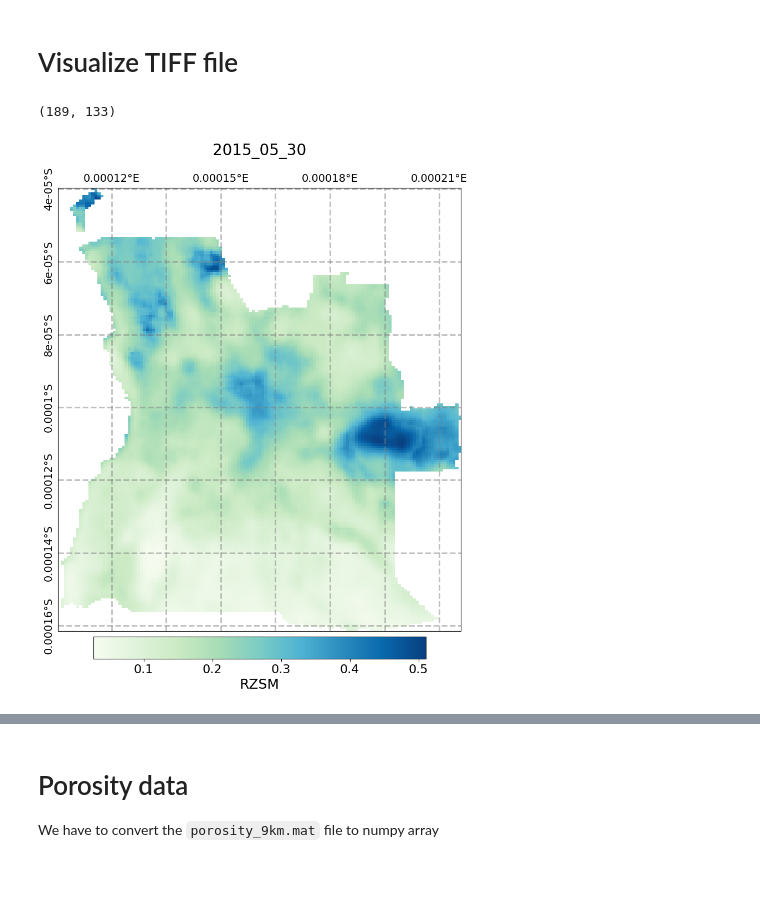
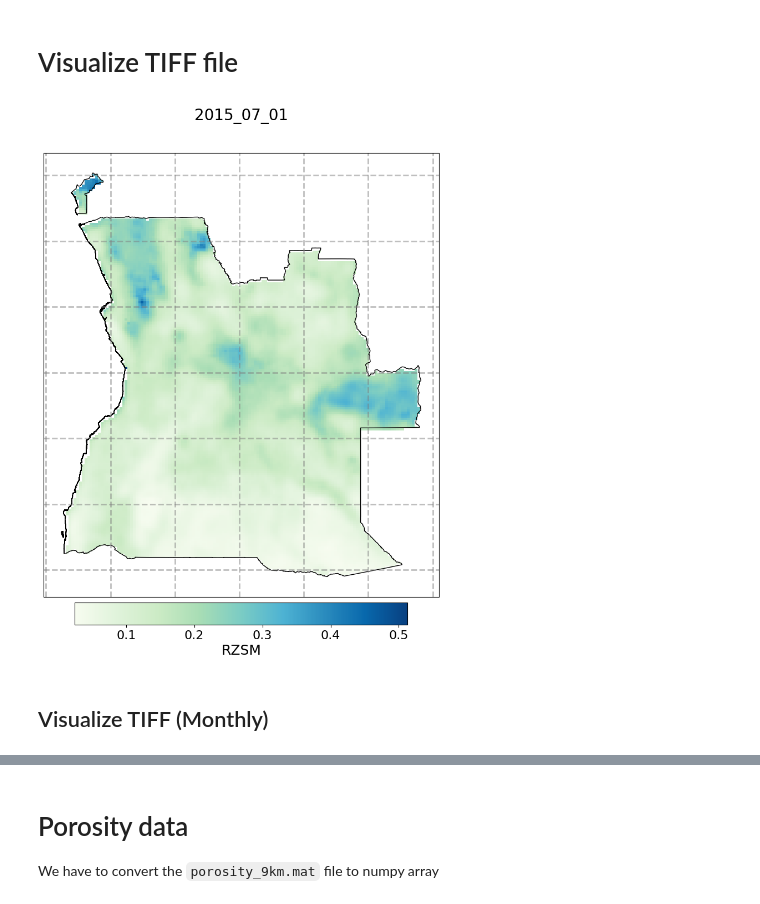
Before and after one commit to edrian-liao/angola-drought, a Jupyter notebook: notebooks/DataExploratory.ipynb, the cells around one changed output, grey strips where cells are left out. Drawn from its saved outputs; the diff is of its cells as text; code cells hidden in the pictures; blank space fills up the shorter version.

Commit message:
added monthly tiff file viz

```diff
--- a/notebooks/DataExploratory.ipynb
+++ b/notebooks/DataExploratory.ipynb
@@ -59,9 +60,12 @@ def viz_tiff(date):
                     xlabel_style={'size': 14}) #TODO: insert line styles later
 
     gl.xlabels_bottom = False
+    gl.xlabels_top = False
+    gl.ylabels_left = False
     gl.ylabels_right = False
 
     plot = ax.imshow(sm, cmap='GnBu', extent=img_extent)
+    shp.geometry.boundary.plot(ax=ax, color='black', linewidth = 1)
 
     cbar_ax = fig.add_axes([0.20, 0.05, 0.6, 0.04])
     cbar = plt.colorbar(plot, cax=cbar_ax, orientation='horizontal', pad=0.05)
@@ -71,9 +75,9 @@ def viz_tiff(date):
     fig.suptitle(f'{date}', fontsize=20)
 
     # plt.savefig(f'../figures/rzsm_{date}.png', dpi=300, bbox_inches='tight')
-# %%
-viz_tiff('2015_05_30')
-sm.shape
-# %% [output]
-(189, 133)
-[figure, removed]
+# %%
+viz_tiff('2015_07_01')
+# %% [output]
+[figure, added]
+# %% [markdown]
+## Visualize TIFF (Monthly)
```
Also changed, not shown: parts of 8 cells of this notebook.
